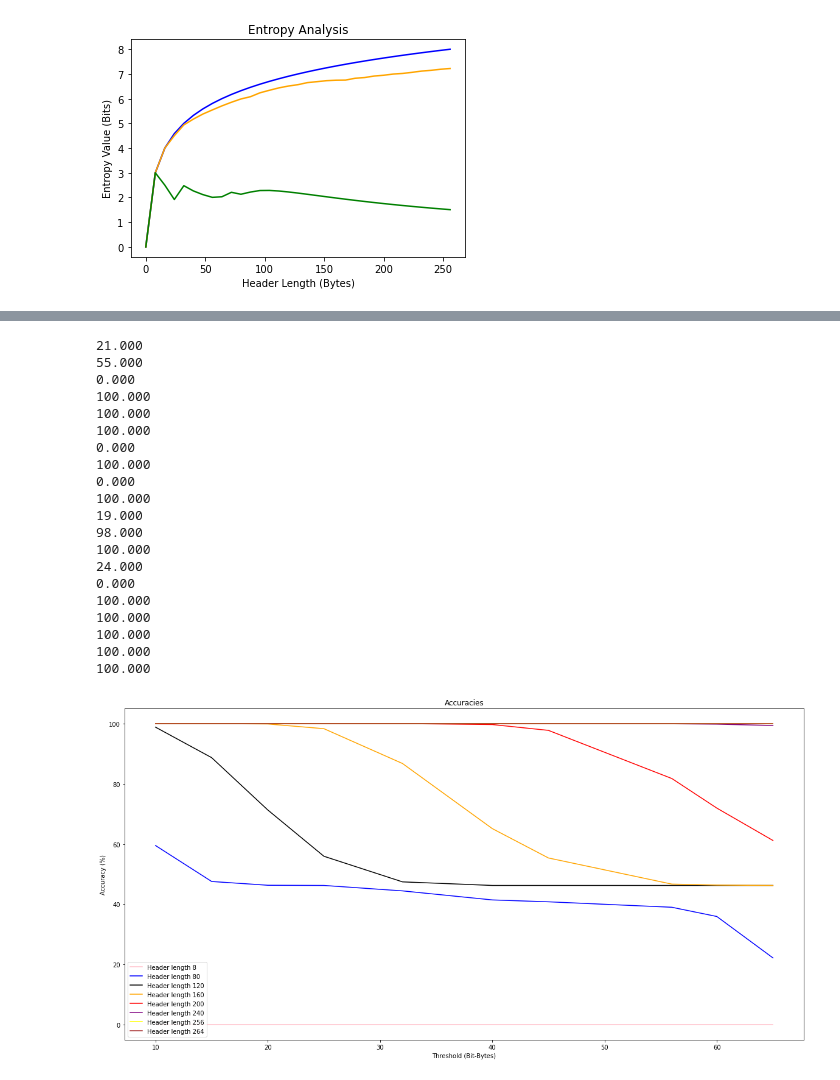
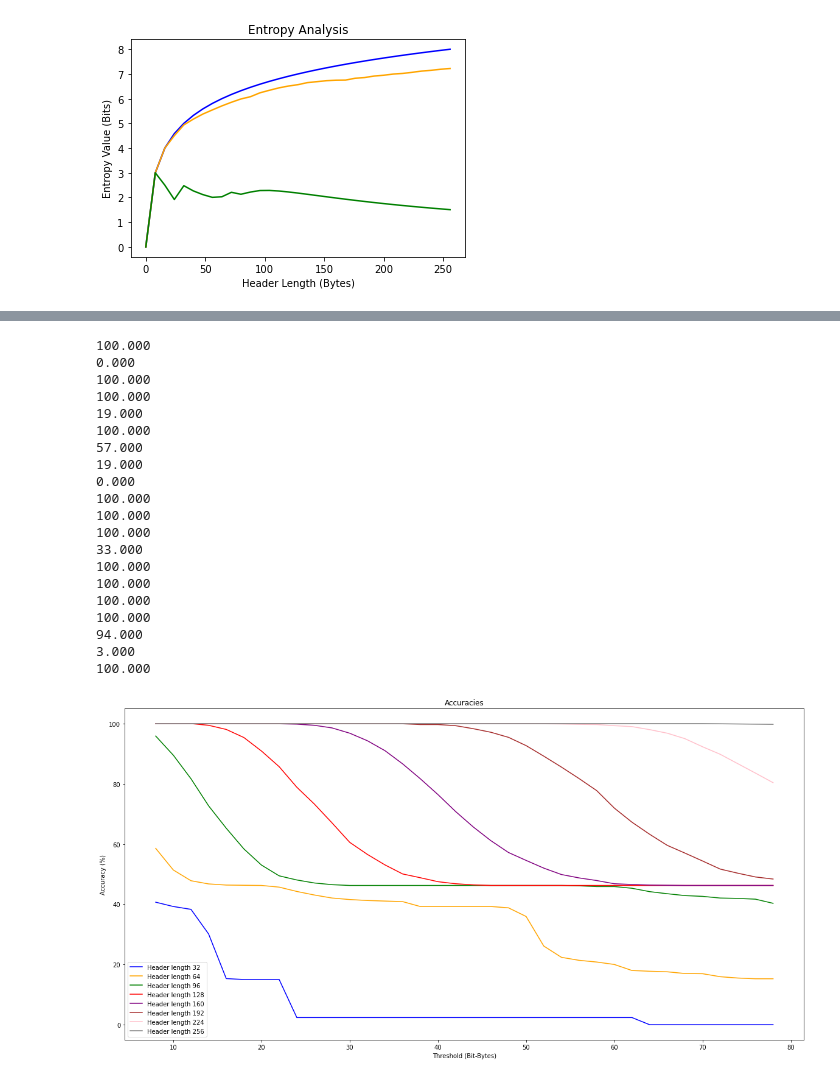
Before and after one commit to gomitolof/DAA-for-Ransomware-detection, a Jupyter notebook: RansomwareProjectScript.ipynb, the cells around one changed output, grey strips where cells are left out. Saved outputs shown, nothing was run; the diff lists cells and outputs as text; code cells hidden in the pictures.

```diff
--- a/RansomwareProjectScript.ipynb
+++ b/RansomwareProjectScript.ipynb
@@ -213,4 +213,4 @@ for i in range(len(ideal_file)):
 # Obtains all paths to analyze from a .txt files
 f = open('./paths.txt', 'r')
 paths = f.readlines()
-thresholds = [10, 15, 20, 25, 32, 40, 45, 56, 60, 65]
+thresholds = np.arange(8,80,2)
@@ -279,44 +277,44 @@ for i in range(20):
     i_hl=randint(0, np.shape(acc_des)[2]-1)
     print("%3.3f" % acc_des[i_thresh][i_path][i_hl])
 # %% [output]
-21.000
-55.000
+100.000
+0.000
+100.000
+100.000
+19.000
+100.000
+57.000
+19.000
 0.000
 100.000
 100.000
 100.000
-0.000
-100.000
-0.000
-100.000
-19.000
-98.000
-100.000
-24.000
-0.000
+33.000
 100.000
 100.000
 100.000
 100.000
+94.000
+3.000
 100.000
 # %%
 # Get for each threshold and header length the total amount of accuracies
 hl_thresh = np.divide(np.sum(acc_des, axis=(1)), np.shape(acc_des)[1]).transpose()
 
 # Plot of the accuracies obtained using different threshold and different header lengths
 plt.figure(figsize=(20,10))
 plt.title("Accuracies")
 plt.xlabel("Threshold (Bit-Bytes)")
 plt.ylabel("Accuracy (%)")
-plt.plot(thresholds, hl_thresh[0], color="pink", label="Header length 8")
-plt.plot(thresholds, hl_thresh[9], color="blue", label="Header length 80")
-plt.plot(thresholds, hl_thresh[14], color="black", label="Header length 120")
-plt.plot(thresholds, hl_thresh[19], color="orange", label="Header length 160")
-plt.plot(thresholds, hl_thresh[24], color="red", label="Header length 200")
-plt.plot(thresholds, hl_thresh[29], color="purple", label="Header length 240")
-plt.plot(thresholds, hl_thresh[31], color="yellow", label="Header length 256")
-plt.plot(thresholds, hl_thresh[32], color="brown", label="Header length 264")
+plt.plot(thresholds, hl_thresh[4], color="blue", label="Header length 32")
+plt.plot(thresholds, hl_thresh[8], color="orange", label="Header length 64")
+plt.plot(thresholds, hl_thresh[12], color="green", label="Header length 96")
+plt.plot(thresholds, hl_thresh[16], color="red", label="Header length 128")
+plt.plot(thresholds, hl_thresh[20], color="purple", label="Header length 160")
+plt.plot(thresholds, hl_thresh[24], color="brown", label="Header length 192")
+plt.plot(thresholds, hl_thresh[28], color="pink", label="Header length 224")
+plt.plot(thresholds, hl_thresh[32], color="grey", label="Header length 256")
 plt.legend()
 plt.show()
 # %% [output]
-[figure, old version]
+[figure, new version]
```
Also changed, not shown: parts of 5 cells of this notebook, 1 other file.
